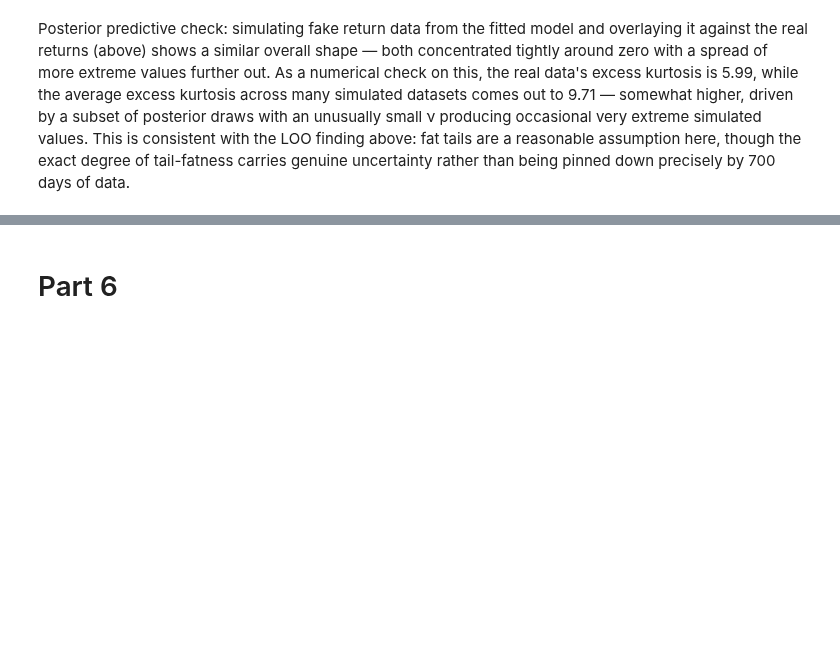
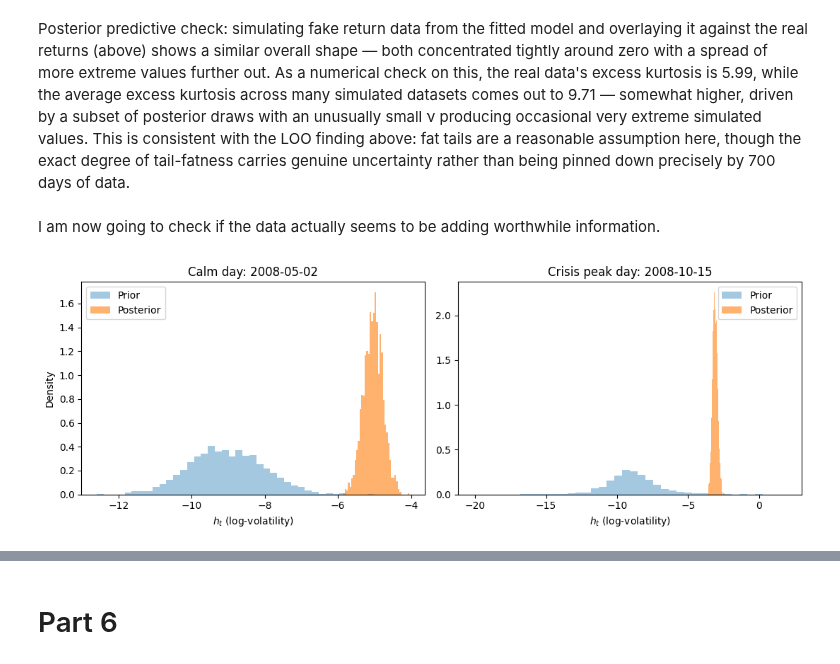
Before and after one commit to Will-Penny/Bayesian-Volatility-Modelling, a Jupyter notebook: Bayesian_Approach.ipynb, the cells around one changed output, grey strips where cells are left out. Drawn from its saved outputs; the diff is of its cells as text; code cells hidden in the pictures; blank space fills up the shorter version.

```diff
--- a/Bayesian_Approach.ipynb
+++ b/Bayesian_Approach.ipynb
@@ -470,3 +474,34 @@ Actual excess kurtosis: 5.99
 Posterior predictive excess kurtosis, mean over simulated datasets: 9.71
 # %% [markdown]
 Posterior predictive check: simulating fake return data from the fitted model and overlaying it against the real returns (above) shows a similar overall shape — both concentrated tightly around zero with a spread of more extreme values further out. As a numerical check on this, the real data's excess kurtosis is 5.99, while the average excess kurtosis across many simulated datasets comes out to 9.71 — somewhat higher, driven by a subset of posterior draws with an unusually small ν producing occasional very extreme simulated values. This is consistent with the LOO finding above: fat tails are a reasonable assumption here, though the exact degree of tail-fatness carries genuine uncertainty rather than being pinned down precisely by 700 days of data.
+# %% [markdown]
+I am now going to check if the data actually seems to be adding worthwhile information.
+# %%
+with sv_nc:
+    prior = pm.sample_prior_predictive(samples=2000, var_names=["h"], random_seed=42)
+
+h_prior = prior.prior["h"]  # same shape convention as h_post: (chain, draw, time)
+
+day_calm = 0
+day_crisis = crisis.index.get_loc(crisis.loc["2008-09-15":"2008-10-15"].index[
+    np.exp(h_post.isel(time=slice(None))).mean(dim=["chain","draw"]).sel(
+        time=slice("2008-09-15","2008-10-15")).argmax().item()
+])
+
+import matplotlib.pyplot as plt
+
+fig, axes = plt.subplots(1, 2, figsize=(11, 4))
+
+for ax, day, label in zip(axes, [day_calm, day_crisis], ["Calm day", "Crisis peak day"]):
+    prior_vals = h_prior.isel(time=day).values.flatten()
+    post_vals  = h_post.isel(time=day).values.flatten()
+    ax.hist(prior_vals, bins=40, density=True, alpha=0.4, label="Prior")
+    ax.hist(post_vals, bins=40, density=True, alpha=0.6, label="Posterior")
+    ax.set_title(f"{label}: {crisis.index[day].date()}")
+    ax.set_xlabel(r"$h_t$ (log-volatility)")
+    ax.legend()
+axes[0].set_ylabel("Density")
+plt.tight_layout()
+plt.show()
+# %% [output]
+[figure, added]
```
Also changed, not shown: parts of 10 cells of this notebook.
